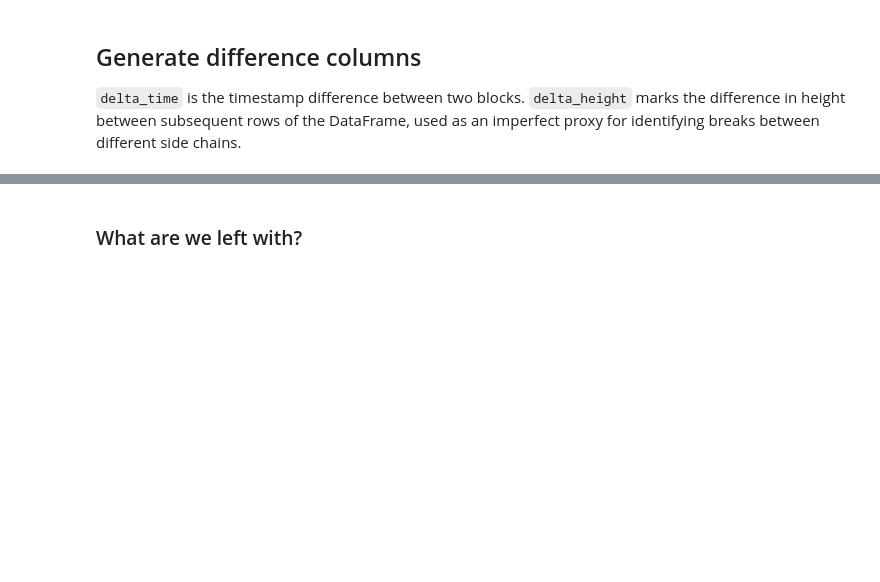
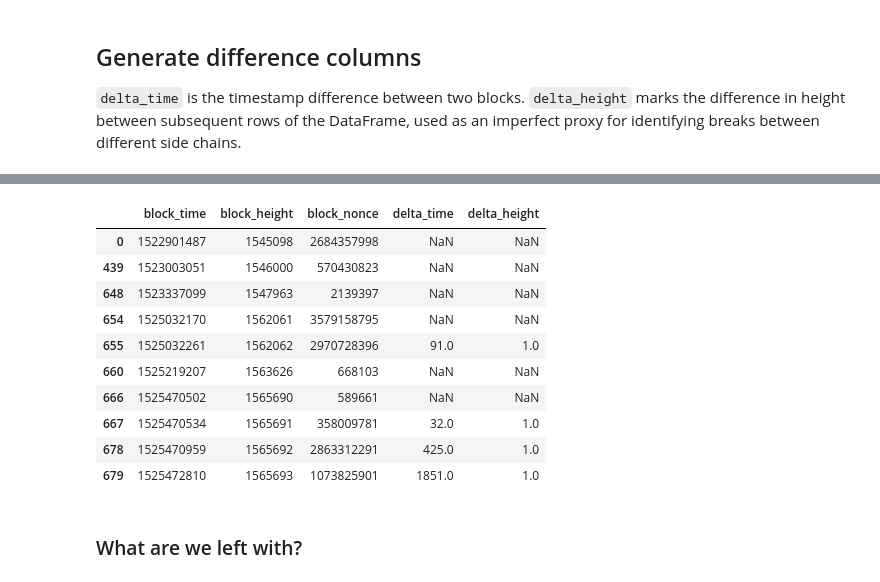
Before and after one commit to noncesense-research-lab/archival_network, a Jupyter notebook: analyses/altchain_temporal_study.ipynb, the cells around one changed output, grey strips where cells are left out. Drawn from its saved outputs; the diff is of its cells as text; code cells hidden in the pictures; blank space fills up the shorter version.

```diff
--- a/analyses/altchain_temporal_study.ipynb
+++ b/analyses/altchain_temporal_study.ipynb
@@ -140,3 +135,27 @@ b1s = b1s[b1s.delta_height == 1]
+# %%
+def mapper(x):
+    if x == 1:
+        return x
+    else:
+        return np.nan
+
+b0s.delta_height = b0s.delta_height.map(mapper, na_action='ignore')
+b0s.loc[b0s.delta_height.isnull(),('delta_time')] = np.nan
+b1s.delta_height = b1s.delta_height.map(mapper, na_action='ignore')
+b1s.loc[b1s.delta_height.isnull(),('delta_time')] = np.nan
+b1s.head(10)
+# %% [output]
+|  | block_time | block_height | block_nonce | delta_time | delta_height |
+| 0 | 1522901487 | 1545098 | 2684357998 | NaN | NaN |
+| 439 | 1523003051 | 1546000 | 570430823 | NaN | NaN |
+| 648 | 1523337099 | 1547963 | 2139397 | NaN | NaN |
+| 654 | 1525032170 | 1562061 | 3579158795 | NaN | NaN |
+| 655 | 1525032261 | 1562062 | 2970728396 | 91.0 | 1.0 |
+| 660 | 1525219207 | 1563626 | 668103 | NaN | NaN |
+| 666 | 1525470502 | 1565690 | 589661 | NaN | NaN |
+| 667 | 1525470534 | 1565691 | 358009781 | 32.0 | 1.0 |
+| 678 | 1525470959 | 1565692 | 2863312291 | 425.0 | 1.0 |
+| 679 | 1525472810 | 1565693 | 1073825901 | 1851.0 | 1.0 |
 # %% [markdown]
 ### What are we left with?
 # %%
```
Also changed, not shown: parts of 14 cells of this notebook.
